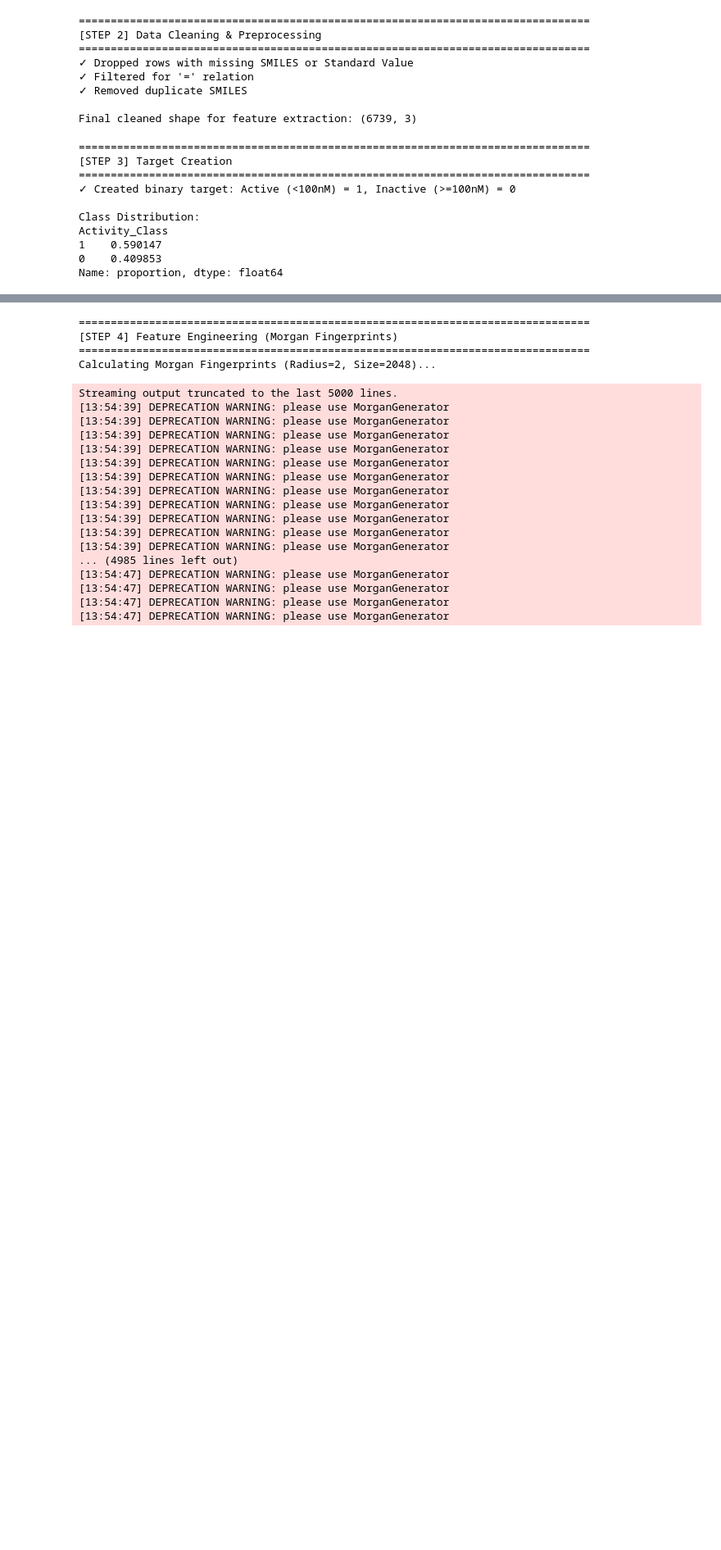
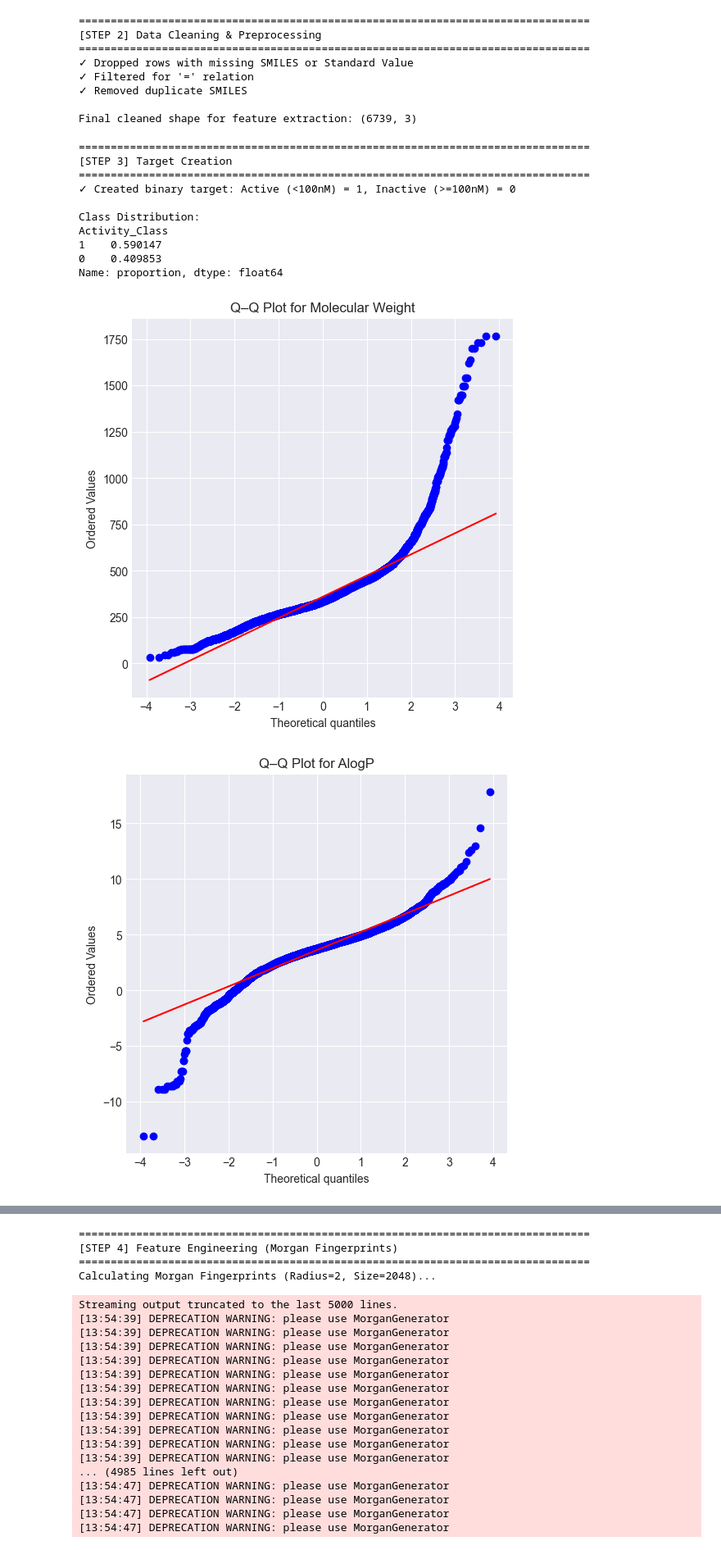
Before and after one commit to baka-byte447/ML-model-on-Predicting-Sertraline-like-drugs-activity-on-Cancer-Chemosensitization, a Jupyter notebook: ML_dev.ipynb, the cells around one changed output, grey strips where cells are left out. Shown at 82% size. Drawn from its saved outputs; the diff is of its cells as text; code cells hidden in the pictures; blank space fills up the shorter version.

```diff
--- a/ML_dev.ipynb
+++ b/ML_dev.ipynb
@@ -120,3 +127,19 @@ Activity_Class
 1    0.590147
 0    0.409853
 Name: proportion, dtype: float64
+# %%
+import matplotlib.pyplot as plt
+import scipy.stats as stats
+
+def plot_qq(data, column):
+    plt.figure(figsize=(6, 6))
+    stats.probplot(data[column].dropna(), dist="norm", plot=plt)
+    plt.title(f"Q–Q Plot for {column}")
+    plt.show()
+# %%
+plot_qq(df, 'Molecular Weight')
+plot_qq(df, 'AlogP')
+plot_qq(df, 'Standard Value')
+# %% [output]
+[figure, added]
+[figure, added]
```
Also changed, not shown: parts of 6 cells of this notebook, 6 other files.
